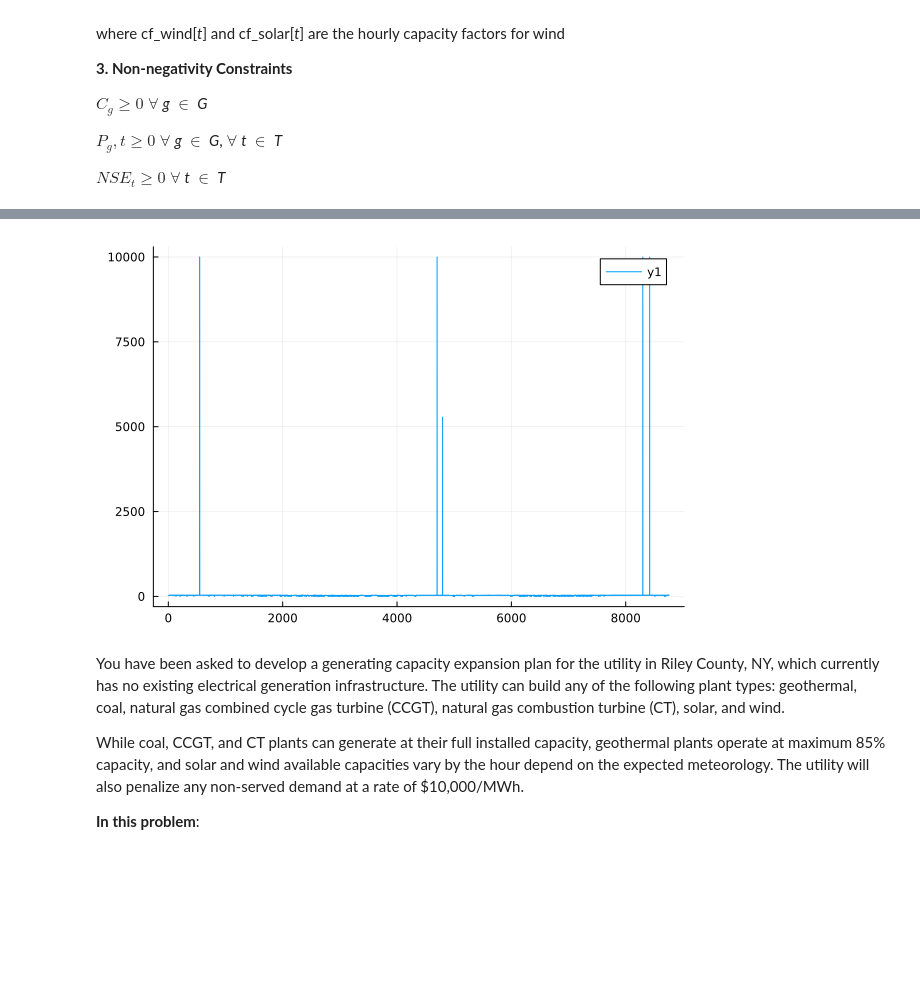
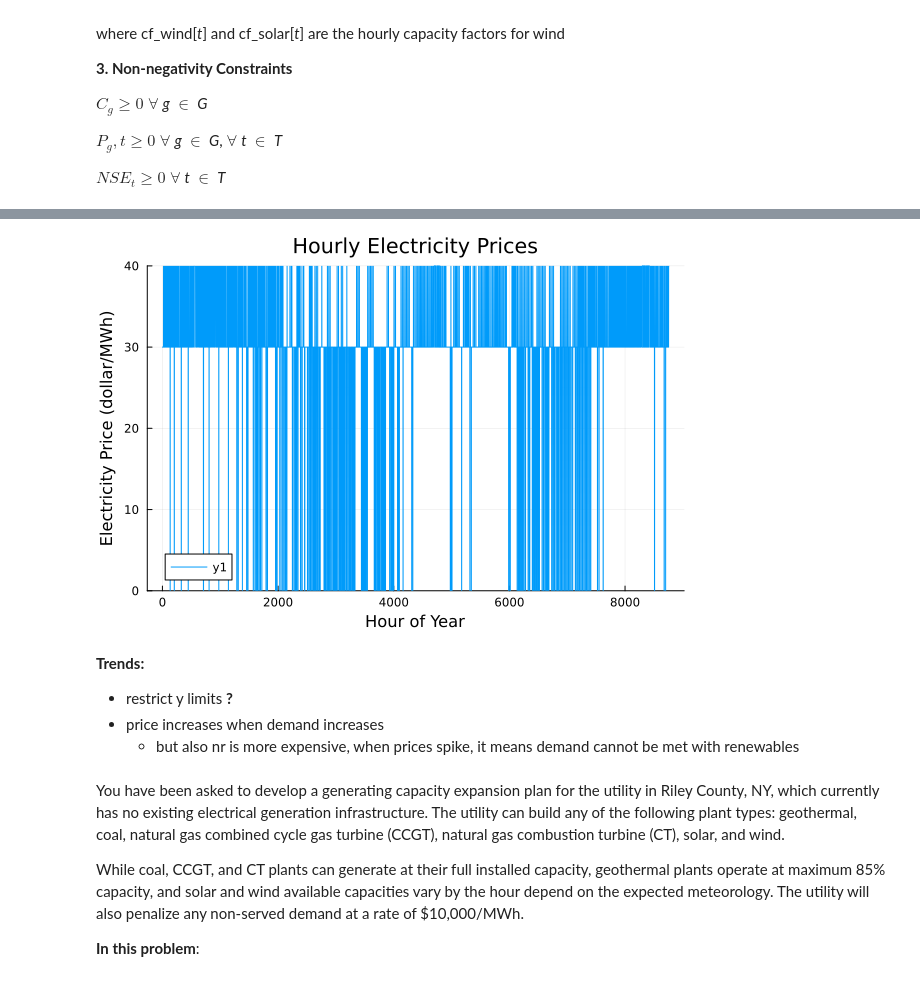
Before and after one commit to BEE4750-FA24/hw4-last-3-brain-cells, a Jupyter notebook: hw04.ipynb, the cells around one changed output, grey strips where cells are left out. Cells and saved outputs as stored; diff of their text form; code cells hidden in the pictures; blank space fills up the shorter version.

Commit message:
graph trends

```diff
--- a/hw04.ipynb
+++ b/hw04.ipynb
@@ -477,9 +544,14 @@ println("Fraction of built capacity per generator (%): ", fraction_cap)
 # %%
 # Make a plot of the electricity price in each hour
 elec_price = abs.(shadow_price.(demand_constraint).data)
-plot(demand.Hour, elec_price)
+plot(demand.Hour, elec_price, title = "Hourly Electricity Prices", xlabel = "Hour of Year", ylabel = "Electricity Price (dollar/MWh)", ylims = (0, 40))
 # %% [output]
-[figure, old version]
+[figure, new version]
+# %% [markdown]
+**Trends:**
+- restrict y limits **?**
+- price increases when demand increases
+    - but also nr is more expensive, when prices spike, it means demand cannot be met with renewables
 # %% [markdown]
 You have been asked to develop a generating capacity expansion plan for
 the utility in Riley County, NY, which currently has no existing
```
Also changed, not shown: parts of 5 cells of this notebook.
